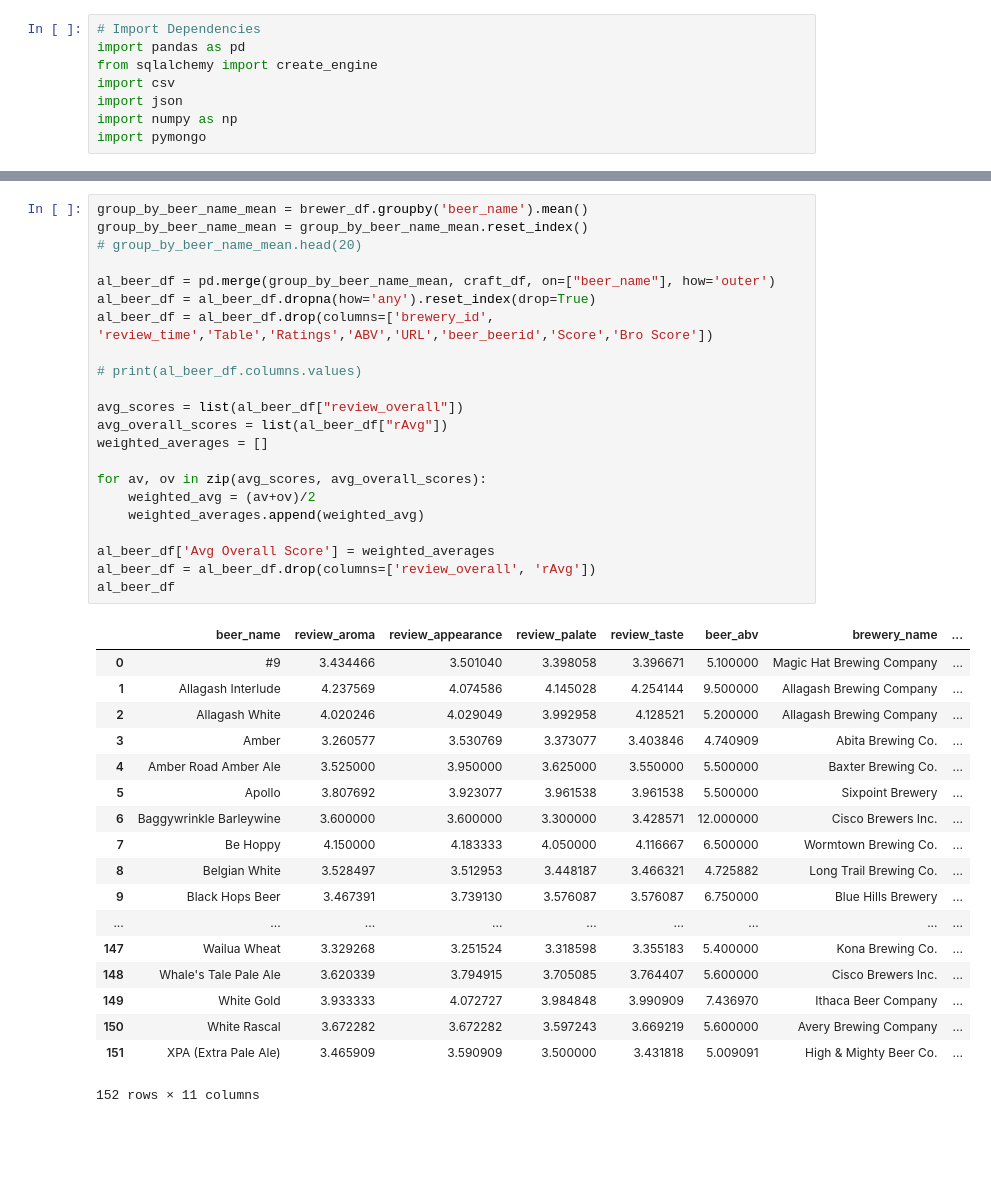
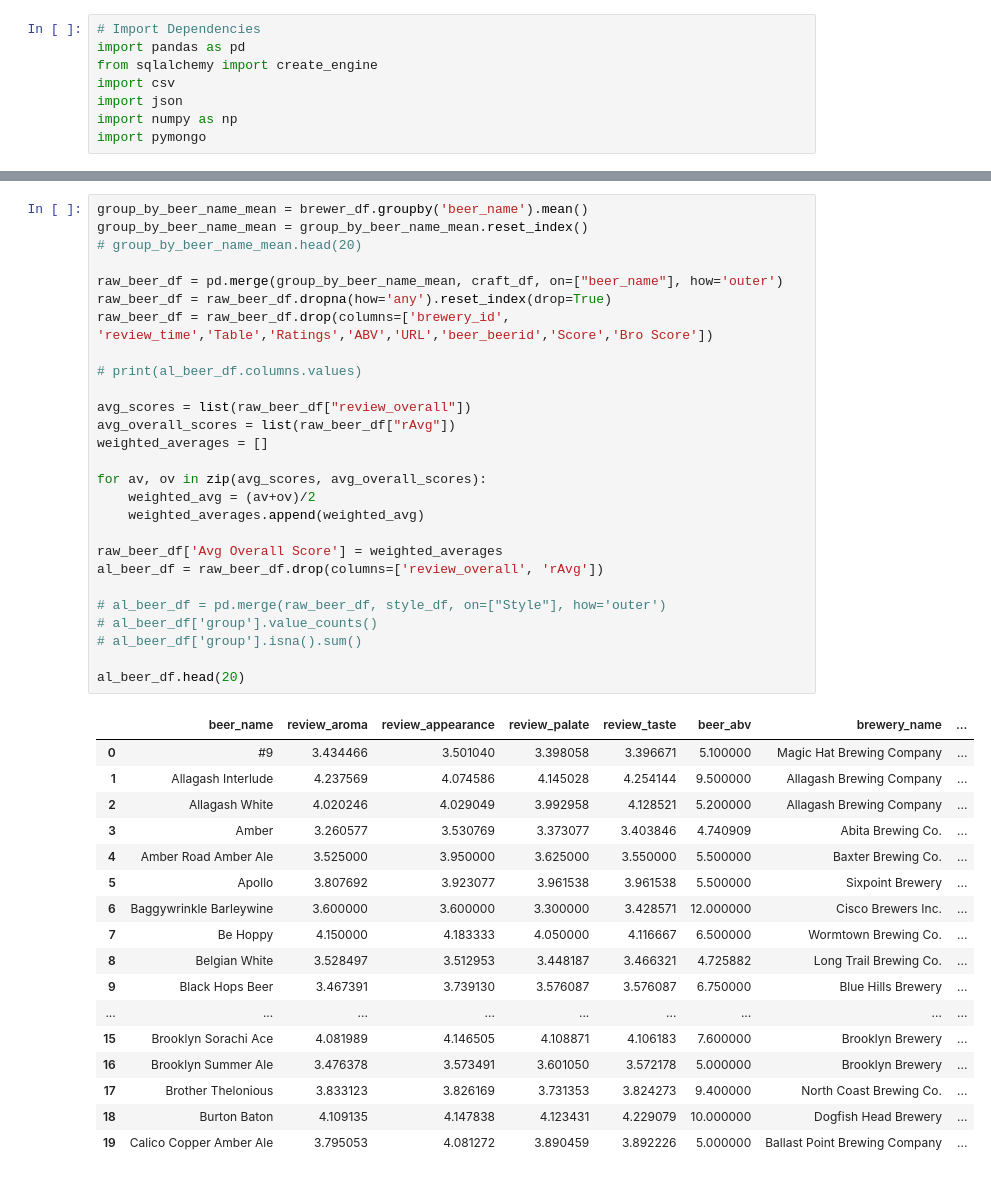
Before and after one commit to Borre454/Craft-Brews, a Jupyter notebook: Brews Proj/assets/data cleanup/Data_Cleanup.ipynb, the cells around one changed output, grey strips where cells are left out. Drawn from its saved outputs; the diff is of its cells as text; blank space fills up the shorter version.

```diff
--- a/Brews Proj/assets/data cleanup/Data_Cleanup.ipynb
+++ b/Brews Proj/assets/data cleanup/Data_Cleanup.ipynb
@@ -22,44 +27,48 @@ craft_df = craft_df.drop_duplicates(subset="beer_name", keep='first', inplace=Fa
 # %%
 group_by_beer_name_mean = brewer_df.groupby('beer_name').mean()
 group_by_beer_name_mean = group_by_beer_name_mean.reset_index()
 # group_by_beer_name_mean.head(20)
 
-al_beer_df = pd.merge(group_by_beer_name_mean, craft_df, on=["beer_name"], how='outer')
-al_beer_df = al_beer_df.dropna(how='any').reset_index(drop=True)
-al_beer_df = al_beer_df.drop(columns=['brewery_id', 'review_time','Table','Ratings','ABV','URL','beer_beerid','Score','Bro Score'])
+raw_beer_df = pd.merge(group_by_beer_name_mean, craft_df, on=["beer_name"], how='outer')
+raw_beer_df = raw_beer_df.dropna(how='any').reset_index(drop=True)
+raw_beer_df = raw_beer_df.drop(columns=['brewery_id', 'review_time','Table','Ratings','ABV','URL','beer_beerid','Score','Bro Score'])
 
 # print(al_beer_df.columns.values)
 
-avg_scores = list(al_beer_df["review_overall"])
-avg_overall_scores = list(al_beer_df["rAvg"])
+avg_scores = list(raw_beer_df["review_overall"])
+avg_overall_scores = list(raw_beer_df["rAvg"])
 weighted_averages = []
 
 for av, ov in zip(avg_scores, avg_overall_scores):
     weighted_avg = (av+ov)/2
     weighted_averages.append(weighted_avg)
 
-al_beer_df['Avg Overall Score'] = weighted_averages
-al_beer_df = al_beer_df.drop(columns=['review_overall', 'rAvg'])
-al_beer_df
+raw_beer_df['Avg Overall Score'] = weighted_averages
+al_beer_df = raw_beer_df.drop(columns=['review_overall', 'rAvg'])
+
+# al_beer_df = pd.merge(raw_beer_df, style_df, on=["Style"], how='outer')
+# al_beer_df['group'].value_counts()
+# al_beer_df['group'].isna().sum()
+
+al_beer_df.head(20)
 # %% [output]
 |  | beer_name | review_aroma | review_appearance | review_palate | review_taste | beer_abv | brewery_name | ... |
 | 0 | #9 | 3.434466 | 3.501040 | 3.398058 | 3.396671 | 5.100000 | Magic Hat Brewing Company | ... |
 | 1 | Allagash Interlude | 4.237569 | 4.074586 | 4.145028 | 4.254144 | 9.500000 | Allagash Brewing Company | ... |
 | 2 | Allagash White | 4.020246 | 4.029049 | 3.992958 | 4.128521 | 5.200000 | Allagash Brewing Company | ... |
 | 3 | Amber | 3.260577 | 3.530769 | 3.373077 | 3.403846 | 4.740909 | Abita Brewing Co. | ... |
 | 4 | Amber Road Amber Ale | 3.525000 | 3.950000 | 3.625000 | 3.550000 | 5.500000 | Baxter Brewing Co. | ... |
 | 5 | Apollo | 3.807692 | 3.923077 | 3.961538 | 3.961538 | 5.500000 | Sixpoint Brewery | ... |
 | 6 | Baggywrinkle Barleywine | 3.600000 | 3.600000 | 3.300000 | 3.428571 | 12.000000 | Cisco Brewers Inc. | ... |
 | 7 | Be Hoppy | 4.150000 | 4.183333 | 4.050000 | 4.116667 | 6.500000 | Wormtown Brewing Co. | ... |
 | 8 | Belgian White | 3.528497 | 3.512953 | 3.448187 | 3.466321 | 4.725882 | Long Trail Brewing Co. | ... |
 | 9 | Black Hops Beer | 3.467391 | 3.739130 | 3.576087 | 3.576087 | 6.750000 | Blue Hills Brewery | ... |
 | ... | ... | ... | ... | ... | ... | ... | ... | ... |
-| 147 | Wailua Wheat | 3.329268 | 3.251524 | 3.318598 | 3.355183 | 5.400000 | Kona Brewing Co. | ... |
-| 148 | Whale's Tale Pale Ale | 3.620339 | 3.794915 | 3.705085 | 3.764407 | 5.600000 | Cisco Brewers Inc. | ... |
-| 149 | White Gold | 3.933333 | 4.072727 | 3.984848 | 3.990909 | 7.436970 | Ithaca Beer Company | ... |
-| 150 | White Rascal | 3.672282 | 3.672282 | 3.597243 | 3.669219 | 5.600000 | Avery Brewing Company | ... |
-| 151 | XPA (Extra Pale Ale) | 3.465909 | 3.590909 | 3.500000 | 3.431818 | 5.009091 | High & Mighty Beer Co. | ... |
+| 15 | Brooklyn Sorachi Ace | 4.081989 | 4.146505 | 4.108871 | 4.106183 | 7.600000 | Brooklyn Brewery | ... |
+| 16 | Brooklyn Summer Ale | 3.476378 | 3.573491 | 3.601050 | 3.572178 | 5.000000 | Brooklyn Brewery | ... |
+| 17 | Brother Thelonious | 3.833123 | 3.826169 | 3.731353 | 3.824273 | 9.400000 | North Coast Brewing Co. | ... |
+| 18 | Burton Baton | 4.109135 | 4.147838 | 4.123431 | 4.229079 | 10.000000 | Dogfish Head Brewery | ... |
+| 19 | Calico Copper Amber Ale | 3.795053 | 4.081272 | 3.890459 | 3.892226 | 5.000000 | Ballast Point Brewing Company | ... |
-152 rows × 11 columns
 # %%
 def get_average_scores(column, dfToFilter):
     group_by_current = dfToFilter.groupby(column).mean()
```
Also changed, not shown: parts of 5 cells of this notebook, 1 other file.
